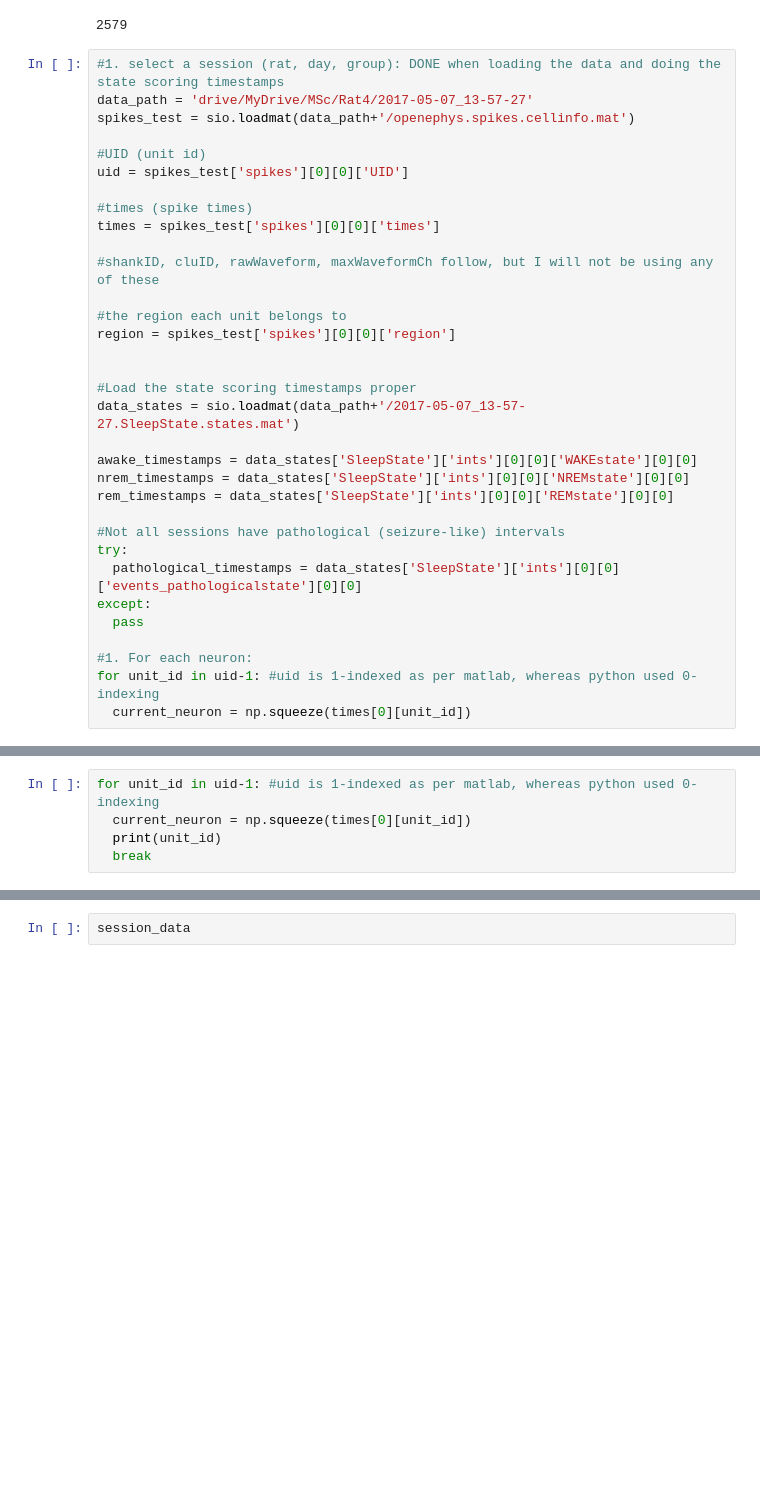
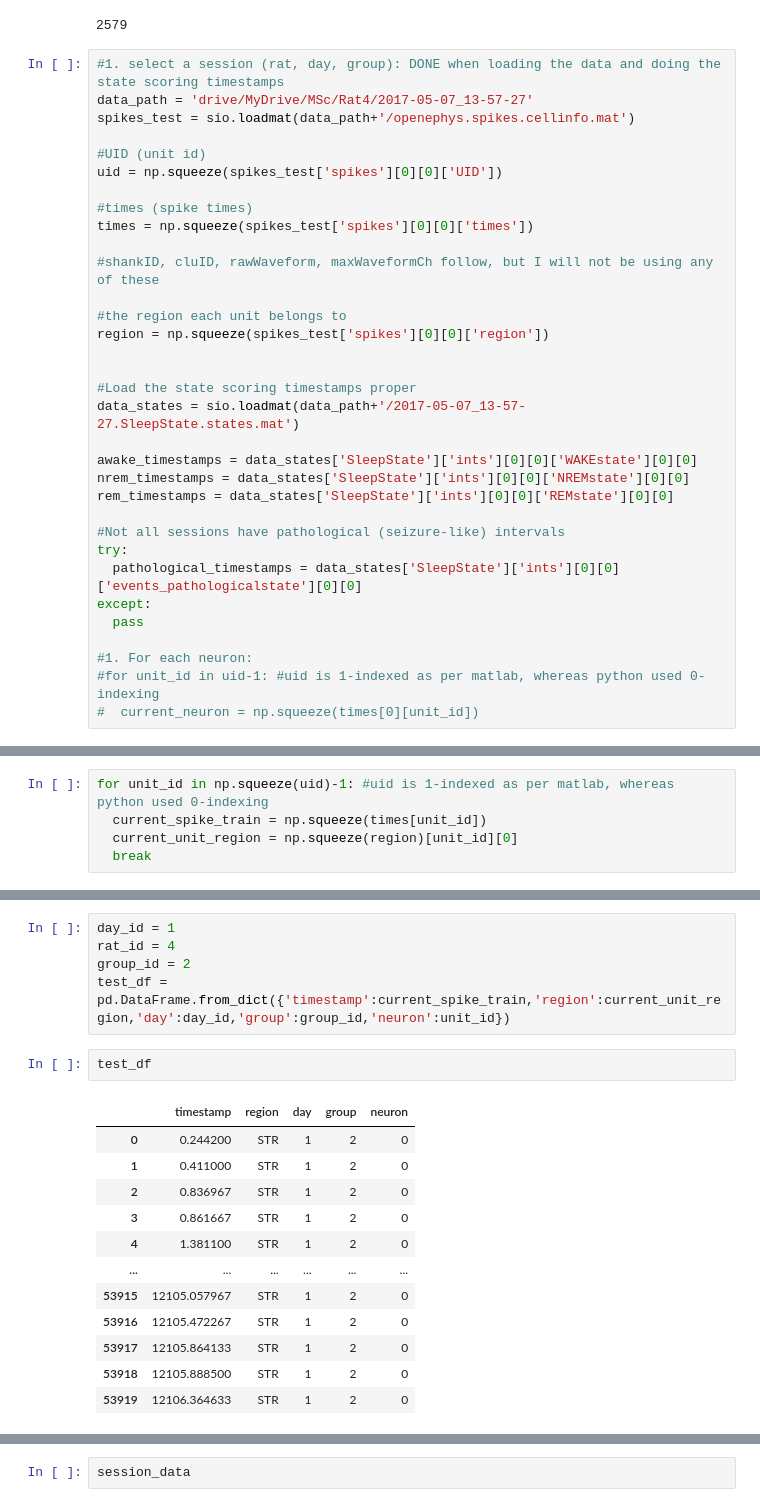
Before and after one commit to lfernandof/lfp_signals_analysis, a Jupyter notebook: state-scored-spikes.ipynb, the cells around one changed output, grey strips where cells are left out. Cells and saved outputs as stored; diff of their text form; blank space fills up the shorter version.

Commit message:
finished the function to create dfs with spikes from all stages (e.g. sleep) in a given session; some corrections pending (one session is bugged)

```diff
--- a/state-scored-spikes.ipynb
+++ b/state-scored-spikes.ipynb
@@ -87,15 +87,15 @@ data_path = 'drive/MyDrive/MSc/Rat4/2017-05-07_13-57-27'
 spikes_test = sio.loadmat(data_path+'/openephys.spikes.cellinfo.mat')
 
 #UID (unit id)
-uid = spikes_test['spikes'][0][0]['UID']
+uid = np.squeeze(spikes_test['spikes'][0][0]['UID'])
 
 #times (spike times)
-times = spikes_test['spikes'][0][0]['times']
+times = np.squeeze(spikes_test['spikes'][0][0]['times'])
 
 #shankID, cluID, rawWaveform, maxWaveformCh follow, but I will not be using any of these
 
 #the region each unit belongs to
-region = spikes_test['spikes'][0][0]['region']
+region = np.squeeze(spikes_test['spikes'][0][0]['region'])
 
 
 #Load the state scoring timestamps proper
@@ -112,5 +112,5 @@ except:
   pass
 
 #1. For each neuron:
-for unit_id in uid-1: #uid is 1-indexed as per matlab, whereas python used 0-indexing
-  current_neuron = np.squeeze(times[0][unit_id])
+#for unit_id in uid-1: #uid is 1-indexed as per matlab, whereas python used 0-indexing
+#  current_neuron = np.squeeze(times[0][unit_id])
@@ -117,5 +143,5 @@ for unit_id in uid-1: #uid is 1-indexed as per matlab, whereas python used 0-ind
 # %%
-for unit_id in uid-1: #uid is 1-indexed as per matlab, whereas python used 0-indexing
-  current_neuron = np.squeeze(times[0][unit_id])
-  print(unit_id)
+for unit_id in np.squeeze(uid)-1: #uid is 1-indexed as per matlab, whereas python used 0-indexing
+  current_spike_train = np.squeeze(times[unit_id])
+  current_unit_region = np.squeeze(region)[unit_id][0]
   break
@@ -135,0 +165,20 @@ session_data = pd.read_csv('/content/drive/MyDrive/backup-mac/ufabc/entire-backu
+# %%
+day_id = 1
+rat_id = 4
+group_id = 2
+test_df = pd.DataFrame.from_dict({'timestamp':current_spike_train,'region':current_unit_region,'day':day_id,'group':group_id,'neuron':unit_id})
+# %%
+test_df
+# %% [output]
+|  | timestamp | region | day | group | neuron |
+| 0 | 0.244200 | STR | 1 | 2 | 0 |
+| 1 | 0.411000 | STR | 1 | 2 | 0 |
+| 2 | 0.836967 | STR | 1 | 2 | 0 |
+| 3 | 0.861667 | STR | 1 | 2 | 0 |
+| 4 | 1.381100 | STR | 1 | 2 | 0 |
+| ... | ... | ... | ... | ... | ... |
+| 53915 | 12105.057967 | STR | 1 | 2 | 0 |
+| 53916 | 12105.472267 | STR | 1 | 2 | 0 |
+| 53917 | 12105.864133 | STR | 1 | 2 | 0 |
+| 53918 | 12105.888500 | STR | 1 | 2 | 0 |
+| 53919 | 12106.364633 | STR | 1 | 2 | 0 |
```
Also changed, not shown: parts of 19 cells of this notebook.
